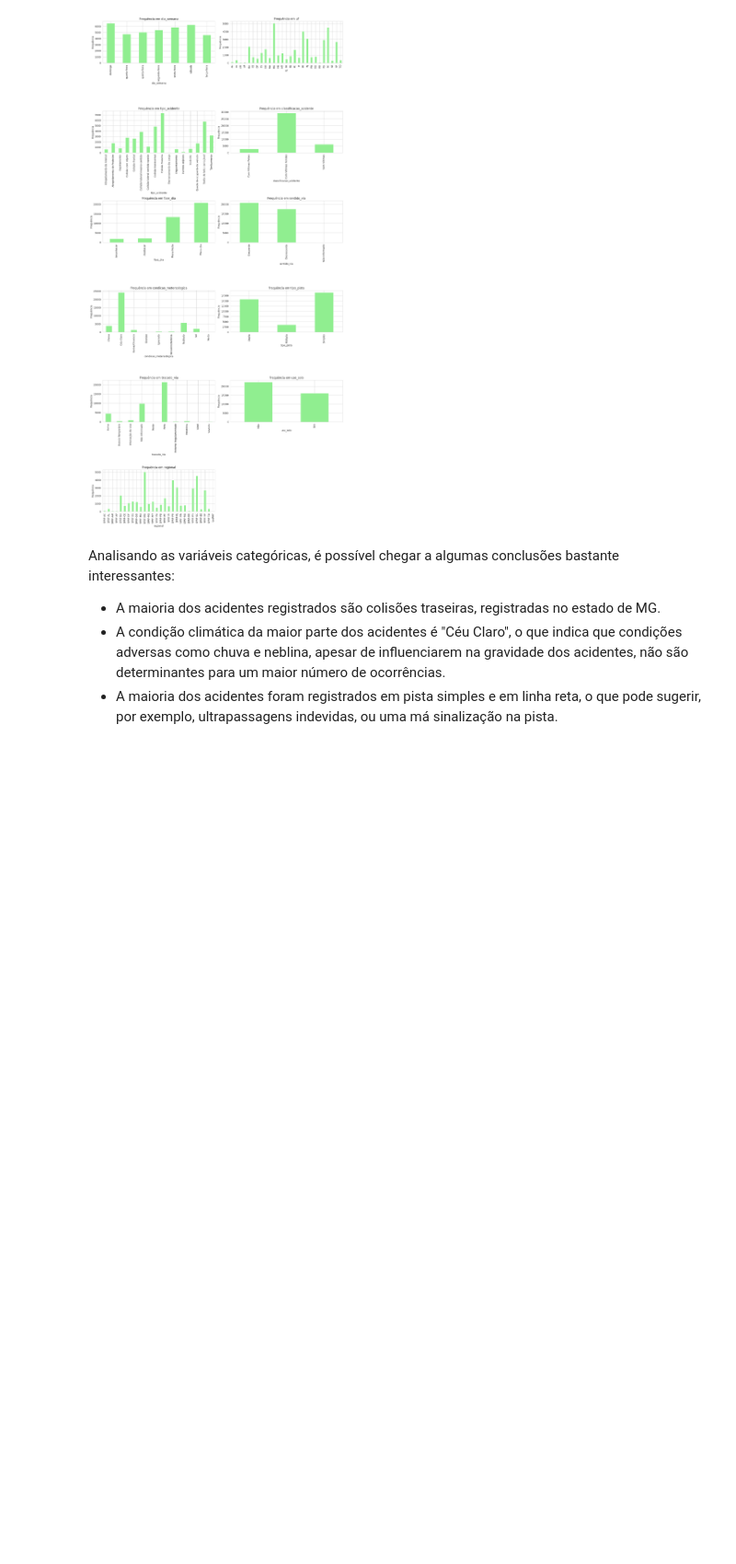
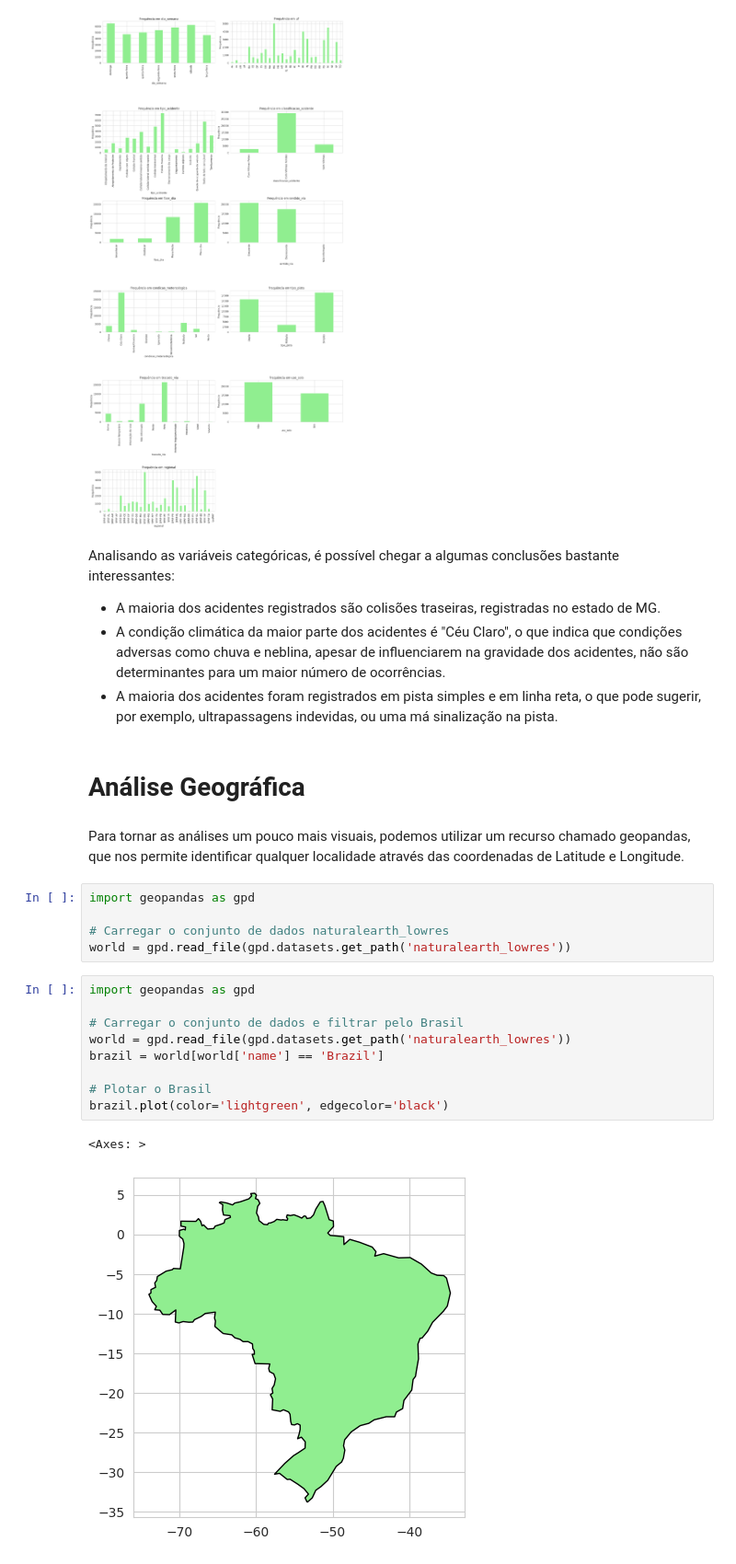
Before and after one commit to marcosvnespolo/Analise_dados_PRF, a Jupyter notebook: Projeto_PRF.ipynb, the cells around one changed output. Shown at 92% size. Saved outputs shown, nothing was run; the diff lists cells and outputs as text; blank space fills up the shorter version.

Commit message:
Análise Geográfica

```diff
--- a/Projeto_PRF.ipynb
+++ b/Projeto_PRF.ipynb
@@ -321,3 +321,24 @@ Analisando as variáveis categóricas, é possível chegar a algumas conclusões
 - A maioria dos acidentes registrados são colisões traseiras, registradas no estado de MG.
 - A condição climática da maior parte dos acidentes é "Céu Claro", o que indica que condições adversas como chuva e neblina, apesar de influenciarem na gravidade dos acidentes, não são determinantes para um maior número de ocorrências.
 - A maioria dos acidentes foram registrados em pista simples e em linha reta, o que pode sugerir, por exemplo, ultrapassagens indevidas, ou uma má sinalização na pista.
+# %% [markdown]
+# Análise Geográfica
+# %% [markdown]
+Para tornar as análises um pouco mais visuais, podemos utilizar um recurso chamado geopandas, que nos permite identificar qualquer localidade através das coordenadas de Latitude e Longitude.
+# %%
+import geopandas as gpd
+
+# Carregar o conjunto de dados naturalearth_lowres
+world = gpd.read_file(gpd.datasets.get_path('naturalearth_lowres'))
+# %%
+import geopandas as gpd
+
+# Carregar o conjunto de dados e filtrar pelo Brasil
+world = gpd.read_file(gpd.datasets.get_path('naturalearth_lowres'))
+brazil = world[world['name'] == 'Brazil']
+
+# Plotar o Brasil
+brazil.plot(color='lightgreen', edgecolor='black')
+# %% [output]
+<Axes: >
+[figure, added]
```
Also changed, not shown: parts of 3 cells of this notebook.
